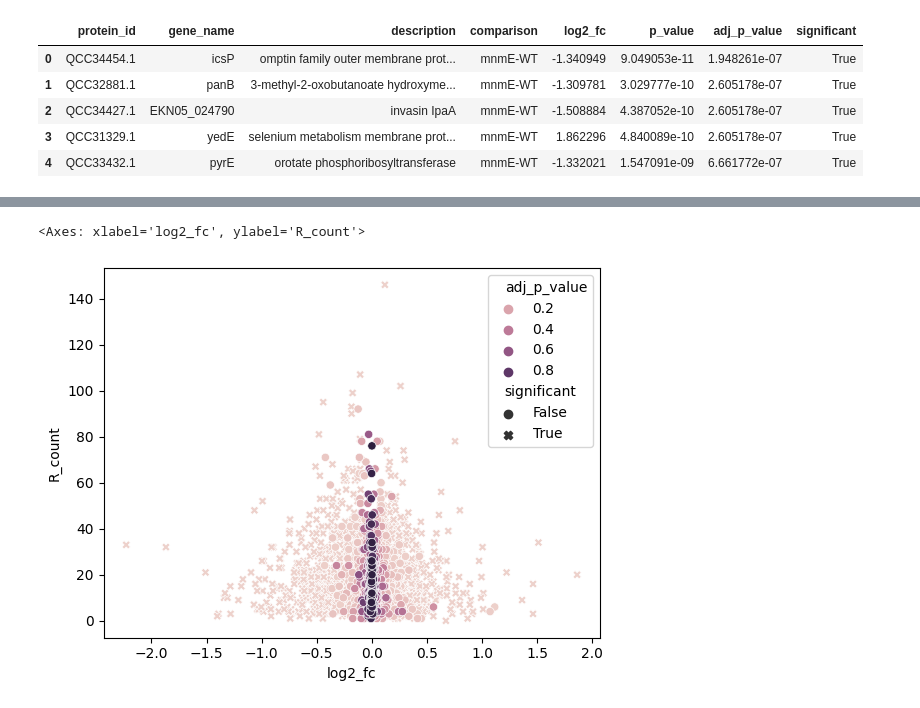
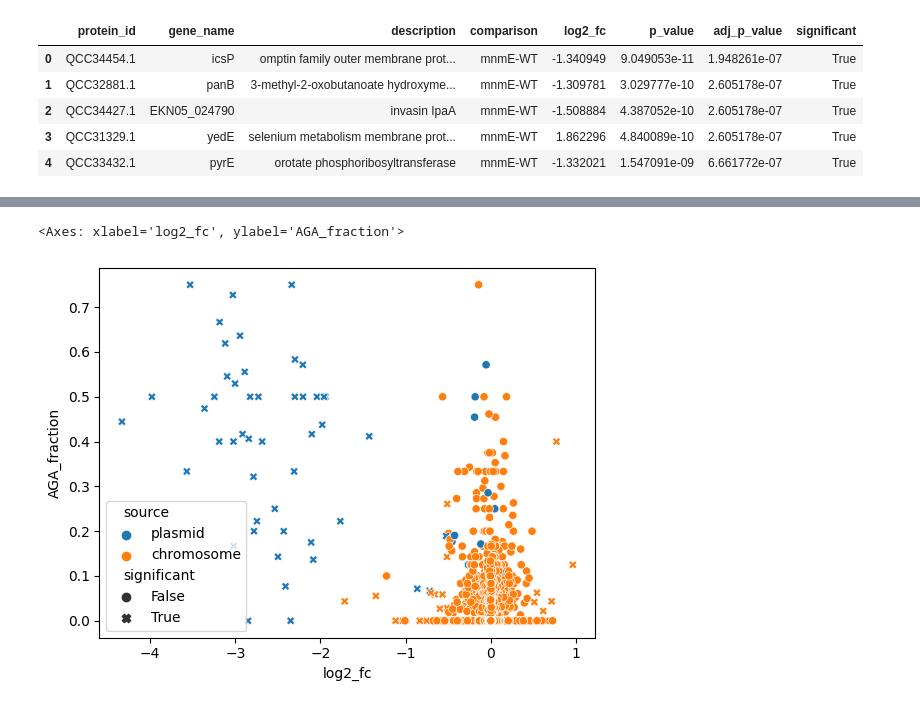
Before and after one commit to Oftatkofta/codon_counter, a Jupyter notebook: proteomics_correlation.ipynb, the cells around one changed output, grey strips where cells are left out. Cells and saved outputs as stored; diff of their text form; code cells hidden in the pictures.

Commit message:
codon usage tables

```diff
--- a/proteomics_correlation.ipynb
+++ b/proteomics_correlation.ipynb
@@ -71,42 +74,44 @@ gag_counts.update(make_codon_dict(plasmid, 'GAG'))
 # %%
-df['significant'] = (df.loc[:, 'adj_p_value'] < 0.01) & ((df.loc[:, 'log2_fc'] > 0.5) | (df.loc[:, 'log2_fc'] < 0.5))
+df['source'] = df['protein_id'].map(source_dict)
+df['significant'] = df['adj_p_value'].le(0.01) & (df['log2_fc'].le(-0.5) | df['log2_fc'].ge(0.5))
+
 df['R_count'] = df['protein_id'].map(r_counts)
-df['L_count'] = df['protein_id'].map(l_counts)
-df['V_count'] = df['protein_id'].map(v_counts)
-df['G_count'] = df['protein_id'].map(g_counts)
-df['Q_count'] = df['protein_id'].map(q_counts)
-df['K_count'] = df['protein_id'].map(k_counts)
-df['E_count'] = df['protein_id'].map(e_counts)
-
-
 df['AGA_count'] = df['protein_id'].map(aga_counts)
 df['AGA_fraction'] = df['AGA_count']/df['R_count']
 df['AGG_count'] = df['protein_id'].map(agg_counts)
 df['AGG_fraction'] = df['AGG_count']/df['R_count']
 
+df['L_count'] = df['protein_id'].map(l_counts)
 df['UUA_count'] = df['protein_id'].map(uua_counts)
 df['UUA_fraction'] = df['UUA_count']/df['L_count']
+df['UUG_count'] = df['protein_id'].map(uug_counts)
+df['UUG_fraction'] = df['UUA_count']/df['L_count']
 
+df['V_count'] = df['protein_id'].map(v_counts)
 df['GUA_count'] = df['protein_id'].map(gua_counts)
 df['GUA_fraction'] = df['GUA_count']/df['V_count']
 df['GUG_count'] = df['protein_id'].map(gug_counts)
 df['GUG_fraction'] = df['GUG_count']/df['V_count']
 
+df['G_count'] = df['protein_id'].map(g_counts)
 df['GGA_count'] = df['protein_id'].map(gga_counts)
 df['GGA_fraction'] = df['GGA_count']/df['G_count']
 df['GGG_count'] = df['protein_id'].map(ggg_counts)
 df['GGG_fraction'] = df['GGG_count']/df['G_count']
 
+df['Q_count'] = df['protein_id'].map(q_counts)
 df['CAA_count'] = df['protein_id'].map(caa_counts)
 df['CAA_fraction'] = df['CAA_count']/df['Q_count']
 df['CAG_count'] = df['protein_id'].map(cag_counts)
 df['CAG_fraction'] = df['CAG_count']/df['Q_count']
 
+df['K_count'] = df['protein_id'].map(k_counts)
 df['AAA_count'] = df['protein_id'].map(aaa_counts)
 df['AAA_fraction'] = df['AAA_count']/df['K_count']
 df['AAG_count'] = df['protein_id'].map(aag_counts)
 df['AAG_fraction'] = df['AAG_count']/df['K_count']
 
+df['E_count'] = df['protein_id'].map(e_counts)
 df['GAA_count'] = df['protein_id'].map(gaa_counts)
 df['GAA_fraction'] = df['GAA_count']/df['E_count']
 df['GAG_count'] = df['protein_id'].map(gag_counts)
@@ -140,0 +157,12 @@ mnmG_df = df.loc[df['comparison'] == 'mnmG-WT']
+# %%
+a_counts = make_aa_dict(chromosome, 'GCU')
+a_counts.update(make_aa_dict(plasmid, 'GCU'))
+gcu_counts = make_codon_dict(chromosome, 'GCU')
+gcu_counts.update(make_codon_dict(plasmid, 'GCU'))
+
+df['A_count'] = df['protein_id'].map(a_counts)
+df['GCU_count'] = df['protein_id'].map(gcu_counts)
+df['GCU_fraction'] = df['GCU_count']/df['A_count']
+
+df = df.fillna(0)
+df
@@ -141,6 +183,5 @@ mnmG_df = df.loc[df['comparison'] == 'mnmG-WT']
 # %%
-sns.scatterplot(data = df.loc[df['comparison'] == 'mnmE-WT'],x="log2_fc",y="R_count", hue="adj_p_value", style='significant')
-#plt.yscale('log', base=10)
+sns.scatterplot(data = df.loc[df['comparison'] == 'virF-WT'],x="log2_fc",y="AGA_fraction", hue="source", style='significant')
 # %% [output]
-<Axes: xlabel='log2_fc', ylabel='R_count'>
+<Axes: xlabel='log2_fc', ylabel='AGA_fraction'>
-[figure, old version]
+[figure, new version]
```
Also changed, not shown: parts of 10 cells of this notebook, 2 other files.
